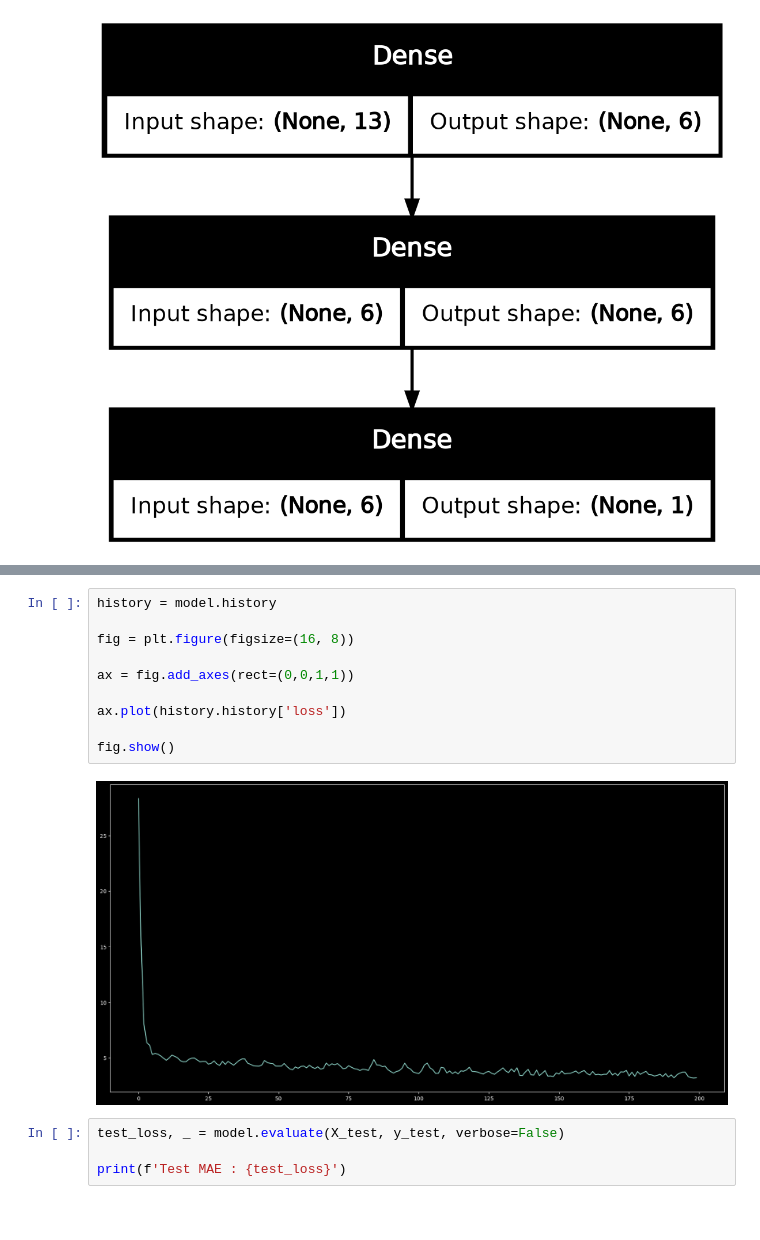
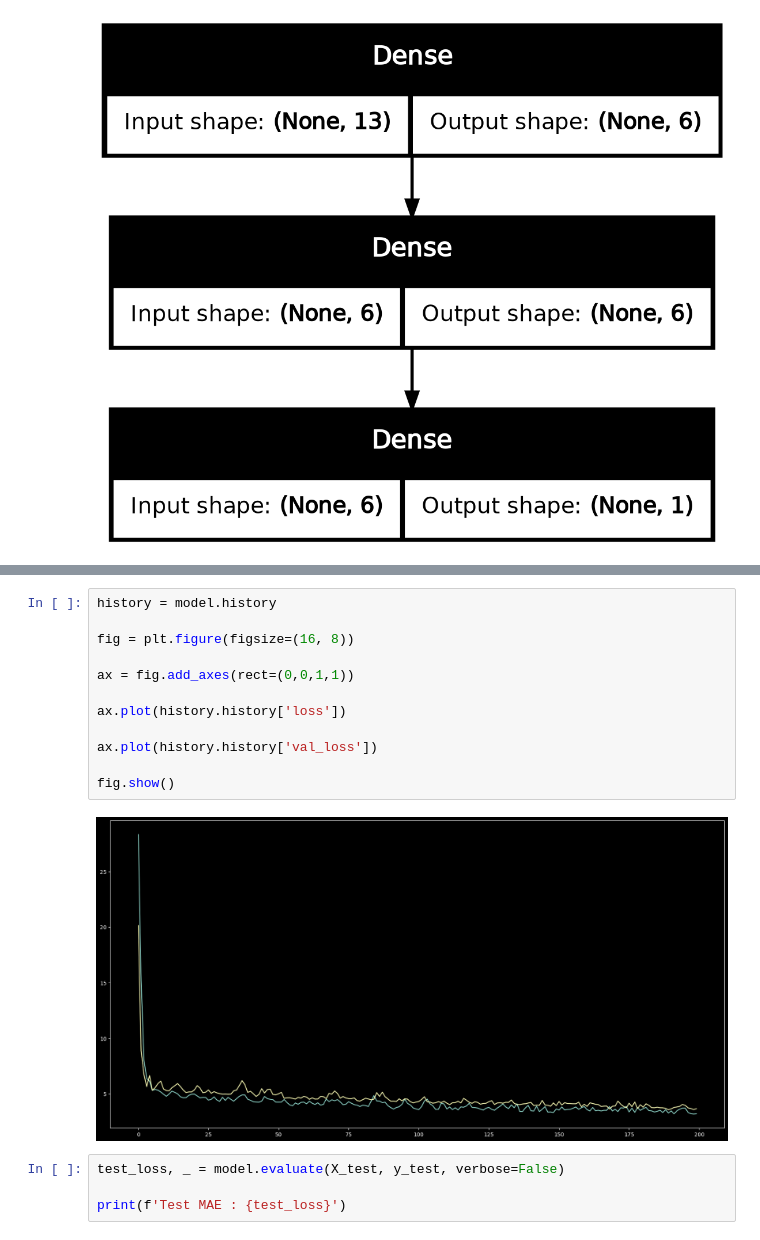
Before and after one commit to hanibounoua/deep-learning-workshops, a Jupyter notebook: boston-housing.ipynb, the cells around one changed output, grey strips where cells are left out. Drawn from its saved outputs; the diff is of its cells as text.

```diff
--- a/boston-housing.ipynb
+++ b/boston-housing.ipynb
@@ -85,15 +85,17 @@ Epoch 200/200
 # %%
 history = model.history
 
 fig = plt.figure(figsize=(16, 8))
 
 ax = fig.add_axes(rect=(0,0,1,1))
 
 ax.plot(history.history['loss'])
 
+ax.plot(history.history['val_loss'])
+
 fig.show()
 # %% [output]
-[figure, old version]
+[figure, new version]
 # %%
 test_loss, _ = model.evaluate(X_test, y_test, verbose=False)
 
```
Also changed, not shown: parts of 2 cells of this notebook, 1 other file.
